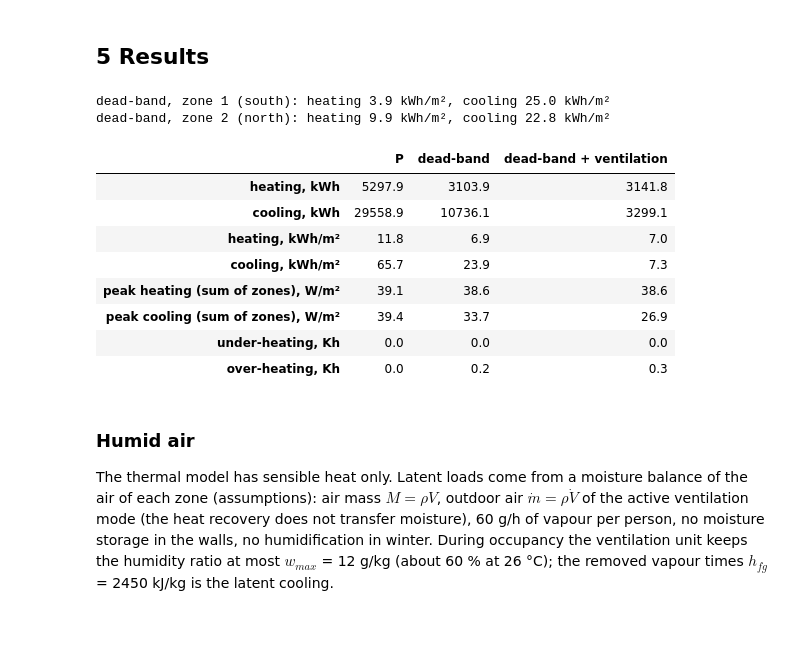
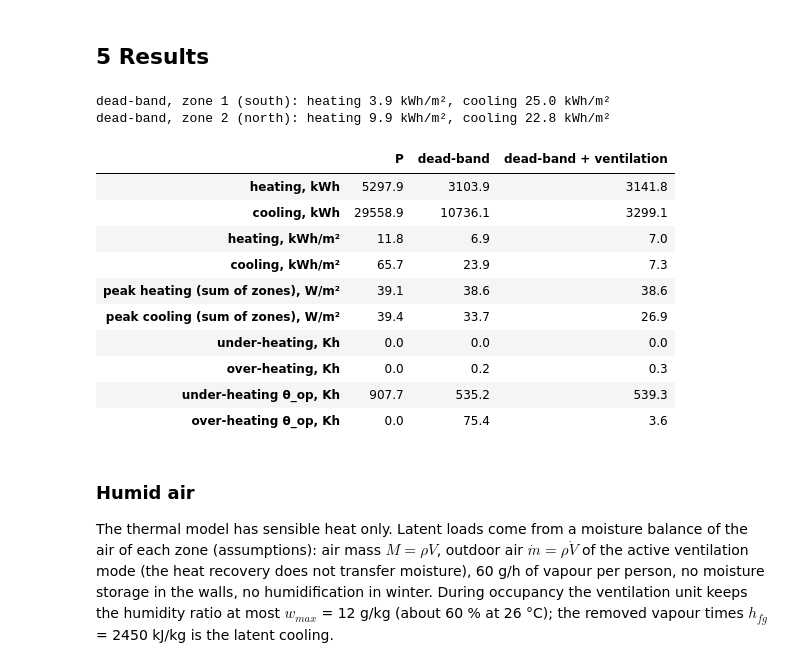
Before and after one commit to valPaga/eva-ce4ib-report, a Jupyter notebook: Assignment4_Weather.ipynb, the cells around one changed output. Saved outputs shown, nothing was run; the diff lists cells and outputs as text; code cells hidden in the pictures; blank space fills up the shorter version.

Commit message:
A4: pre-heating ramp, operative temperature, load duration curves

```diff
--- a/Assignment4_Weather.ipynb
+++ b/Assignment4_Weather.ipynb
@@ -273,6 +273,8 @@ V_vent = {'normal': V_mech + V_inf, 'bypass': V_mech + V_inf,
           'night': V_mech + V_inf + n_night * V_air}             # m³/h per zone
 G_vent = {'normal': G_v, 'bypass': rho_c_air / 3600 * (V_mech + V_inf),
           'night': rho_c_air / 3600 * V_vent['night']}           # W/K per zone
+y_rm = np.zeros(len(y_ptr))
+y_rm[[rm1, rm2]] = 1                                             # outputs θ_rm,1 and θ_rm,2
 
 
 def discrete(on1, on2, vent='normal', dt_=dt):
@@ -283,8 +285,9 @@ def discrete(on1, on2, vent='normal', dt_=dt):
     for k in k_vent:
         G_K[k, k] = G_vent[vent]
     As, Bs, Cs, Ds = dm4bem.tc2ss(A, G_K, C, b_ptr, f_ptr, y_ptr)
+    _, _, Cr, Dr = dm4bem.tc2ss(A, G_K, C, b_ptr, f_ptr, y_rm)      # mean radiant (star) nodes, not states
     Phi = np.linalg.inv(np.eye(len(As)) - dt_ * As)
-    return {'Phi': Phi, 'Gam': Phi @ (dt_ * Bs), 'Cs': Cs}
+    return {'Phi': Phi, 'Gam': Phi @ (dt_ * Bs), 'Cs': Cs, 'Cr': Cr, 'Dr': Dr}
 
 
 models = {(i, j): discrete(i, j) for i in (0, 1) for j in (0, 1)}
@@ -303,6 +306,7 @@ def simulate(control, U, x0, k_start=0, k_end=None, mods=models, sched=None, ven
     k_end = k_end or len(Ua)
     m_ = k_end - k_start
     y, q, X = np.zeros((m_, 2)), np.zeros((m_, 2)), np.zeros((m_, len(x0)))
+    op = np.zeros((m_, 2))
     modes = np.full(m_, 'normal', dtype=object)
     T_o = Ua[:, jb[k_vent[0]]]
     done = False
@@ -338,7 +342,9 @@ def simulate(control, U, x0, k_start=0, k_end=None, mods=models, sched=None, ven
         x = m['Phi'] @ x + m['Gam'] @ u
         y[i] = Cs @ x                                            # air at the end of the step
         q[i] = K_on * np.array(on) * (sp - y[i])
+        op[i] = (y[i] + m['Cr'] @ x + m['Dr'] @ u) / 2           # operative temperature
     return pd.DataFrame({'θ1': y[:, 0], 'θ2': y[:, 1], 'q1': q[:, 0], 'q2': q[:, 1],
+                         'θop1': op[:, 0], 'θop2': op[:, 1],
                          'T_h': T_h[k_start:k_end], 'T_c': T_c[k_start:k_end],
                          'occupied': occupied[k_start:k_end], 'vent': modes}, index=U.index[k_start:k_end]), X
 
@@ -370,35 +376,42 @@ def key_figures(r):
     under = np.clip(r[['T_h']].to_numpy() - 0.5 - θ, 0, None) * occ   # K below T_h - 0.5 K during occupancy
     over = np.clip(θ - r[['T_c']].to_numpy() - 0.5, 0, None) * occ     # K above T_c + 0.5 K
     hours = len(r) * dt / 3600
+    kf = {}
+    if 'θop1' in r:                                              # comfort with the operative temperature
+        θop = r[['θop1', 'θop2']].to_numpy()
+        kf['under-heating θ_op, Kh'] = (np.clip(r[['T_h']].to_numpy() - 0.5 - θop, 0, None) * occ).sum() * dt / 3600
+        kf['over-heating θ_op, Kh'] = (np.clip(θop - r[['T_c']].to_numpy() - 0.5, 0, None) * occ).sum() * dt / 3600
     return pd.Series({
         'heating, kWh': np.clip(q, 0, None).sum() * dt / 3.6e6,
         'cooling, kWh': -np.clip(q, None, 0).sum() * dt / 3.6e6,
         'heating, kWh/m²': np.clip(q, 0, None).sum() * dt / 3.6e6 / S_tot * 8760 / hours,
         'cooling, kWh/m²': -np.clip(q, None, 0).sum() * dt / 3.6e6 / S_tot * 8760 / hours,
         'peak heating (sum of zones), W/m²': q.max(axis=0).sum() / S_tot,
         'peak cooling (sum of zones), W/m²': -q.min(axis=0).sum() / S_tot,
         'under-heating, Kh': under.sum() * dt / 3600,
-        'over-heating, Kh': over.sum() * dt / 3600})
+        'over-heating, Kh': over.sum() * dt / 3600, **kf})
 
 
 fig_tab = pd.DataFrame({c: key_figures(r) for c, r in res.items()})
 r = res['dead-band']
 for j, name in ((1, 'zone 1 (south)'), (2, 'zone 2 (north)')):
     print(f'dead-band, {name}: heating {r[f"q{j}"].clip(lower=0).sum() * dt / 3.6e6 / S_plan:.1f} kWh/m², '
           f'cooling {-r[f"q{j}"].clip(upper=0).sum() * dt / 3.6e6 / S_plan:.1f} kWh/m²')
 fig_tab.round(1)
 # %% [output]
 dead-band, zone 1 (south): heating 3.9 kWh/m², cooling 25.0 kWh/m²
 dead-band, zone 2 (north): heating 9.9 kWh/m², cooling 22.8 kWh/m²
 |  | P | dead-band | dead-band + ventilation |
 | heating, kWh | 5297.9 | 3103.9 | 3141.8 |
 | cooling, kWh | 29558.9 | 10736.1 | 3299.1 |
 | heating, kWh/m² | 11.8 | 6.9 | 7.0 |
 | cooling, kWh/m² | 65.7 | 23.9 | 7.3 |
 | peak heating (sum of zones), W/m² | 39.1 | 38.6 | 38.6 |
 | peak cooling (sum of zones), W/m² | 39.4 | 33.7 | 26.9 |
 | under-heating, Kh | 0.0 | 0.0 | 0.0 |
 | over-heating, Kh | 0.0 | 0.2 | 0.3 |
+| under-heating θ_op, Kh | 907.7 | 535.2 | 539.3 |
+| over-heating θ_op, Kh | 0.0 | 75.4 | 3.6 |
 # %% [markdown]
 ### Humid air
 
```
Also changed, not shown: parts of 6 cells of this notebook, 6 other files.
